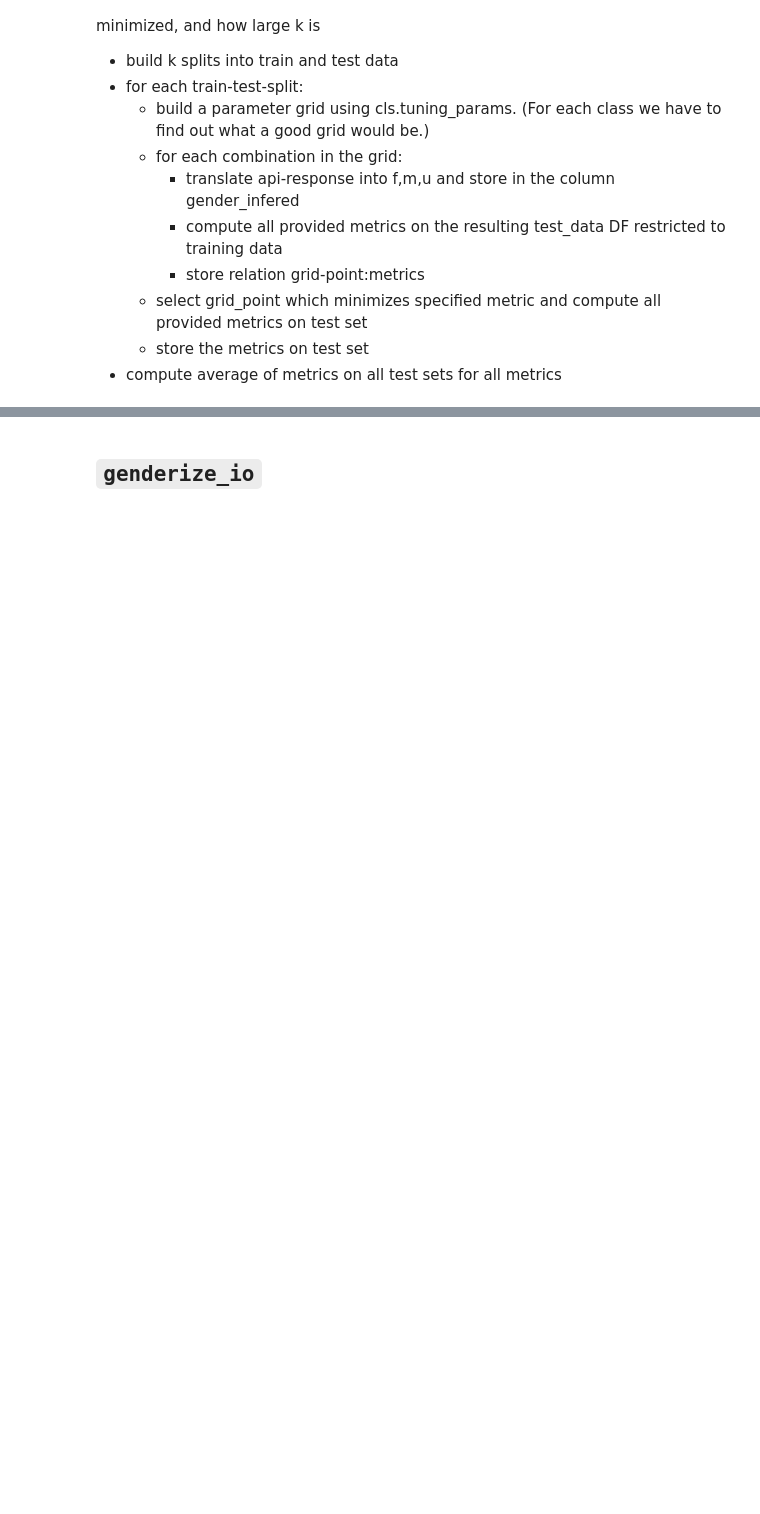
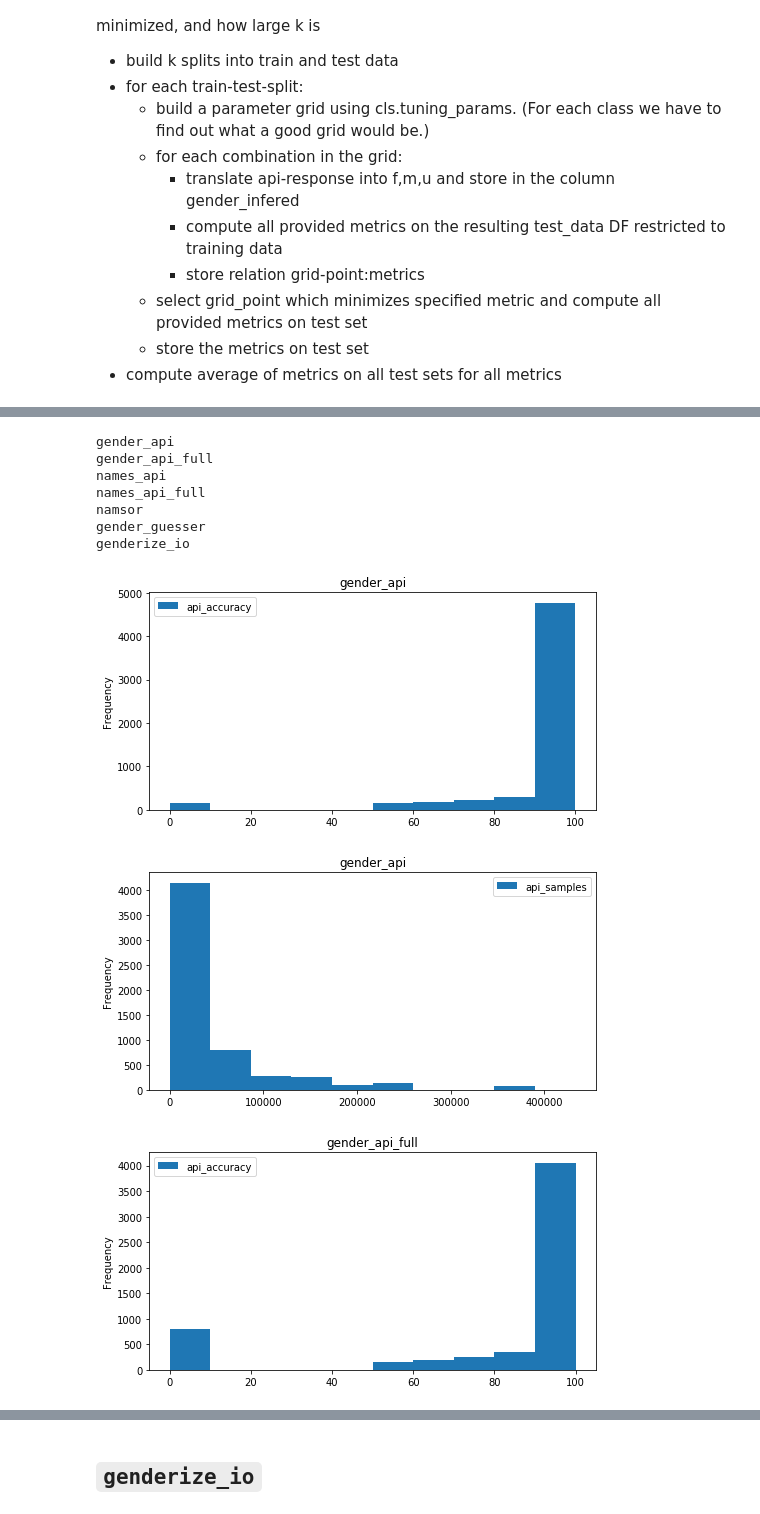
Before and after one commit to GenderGapSTEM-PublicationAnalysis/name_gender_inference, a Jupyter notebook: Parameter_tuning.ipynb, the cells around one changed output, grey strips where cells are left out. Saved outputs shown, nothing was run; the diff lists cells and outputs as text; code cells hidden in the pictures; blank space fills up the shorter version.

Commit message:
Fixed all methods 'preprocess_data_for_parameter_tuning' and added histogram plots of tuning params in order to decide on parameter grids for the APIs.

```diff
--- a/Parameter_tuning.ipynb
+++ b/Parameter_tuning.ipynb
@@ -17,0 +24,21 @@ from evaluators import *
+# %%
+for s in REGISTERED_EVALUATORS:
+    print(s.gender_evaluator)
+    evaluator = s('all')
+    evaluator.load_data(evaluated=True)
+    evaluator.preprocess_data_for_parameter_tuning()
+    evaluator.remove_rows_with_unknown_gender()
+    for param in list(evaluator.tuning_params):
+        evaluator.test_data[[param]].plot(kind='hist', stacked=False, title=s.gender_evaluator, figsize=(8,4))
+    #break
+# %% [output]
+gender_api
+gender_api_full
+names_api
+names_api_full
+namsor
+gender_guesser
+genderize_io
+[figure, added]
+[figure, added]
+[figure, added]
```
Also changed, not shown: parts of 7 cells of this notebook, 4 other files.
